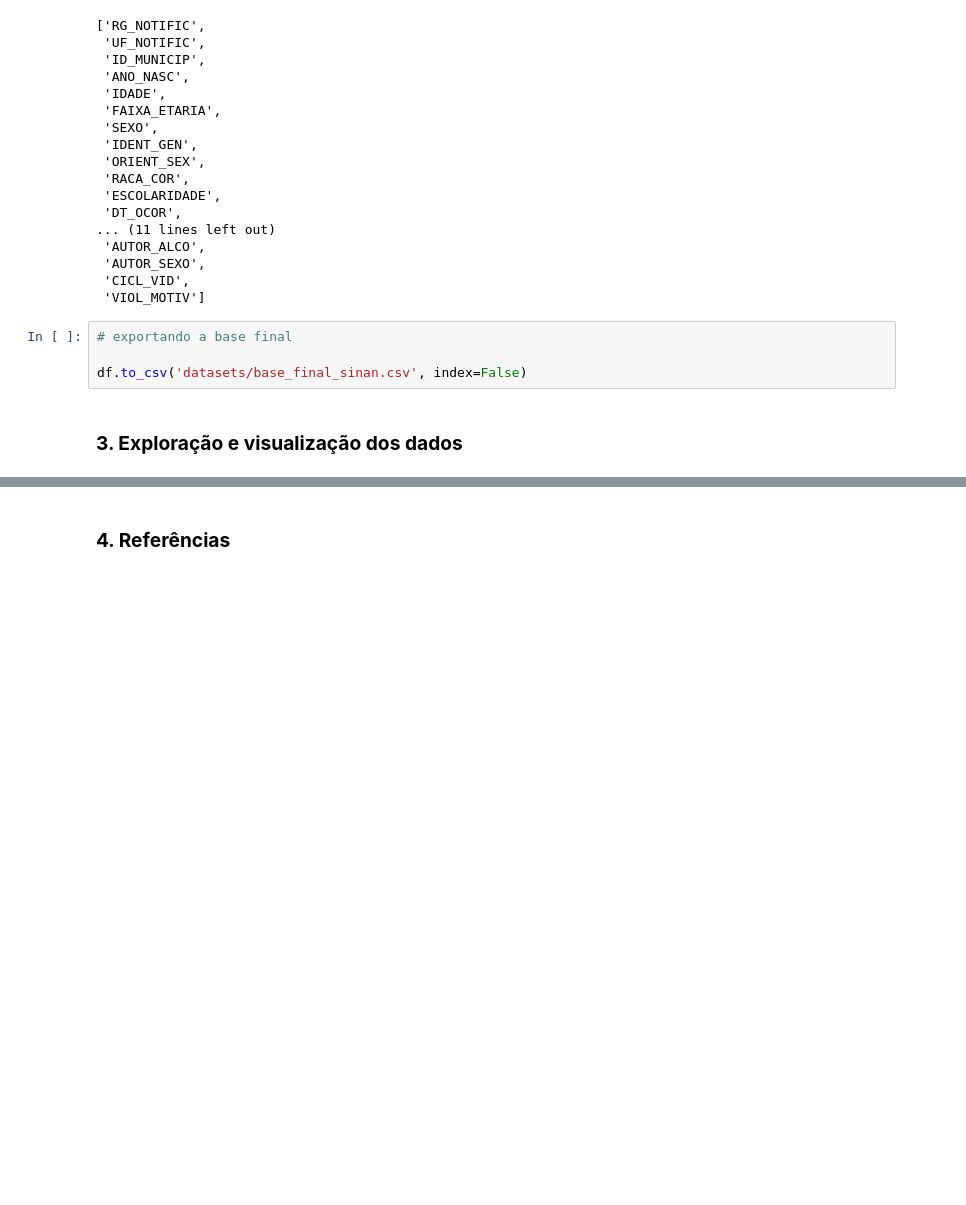
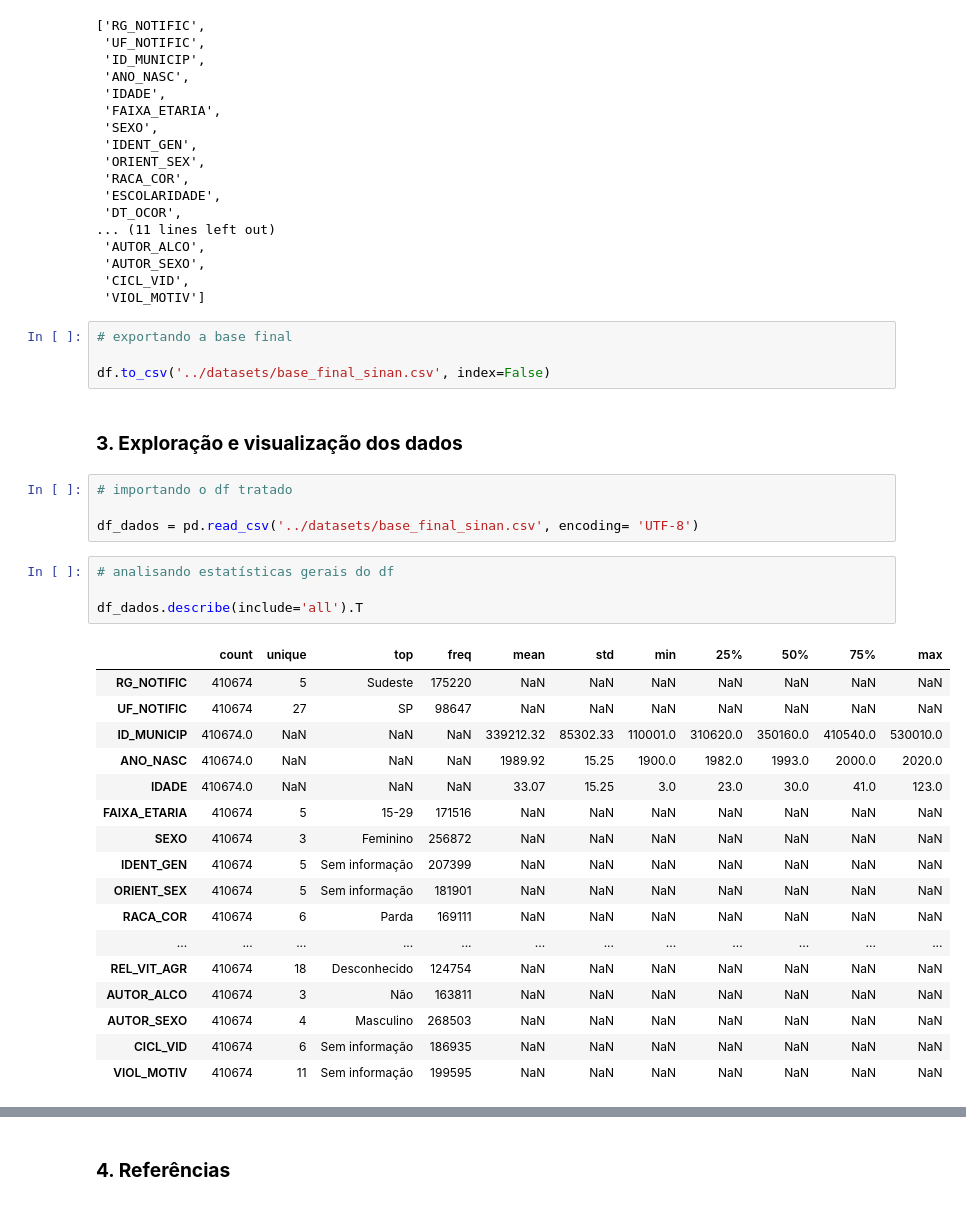
Before and after one commit to freitascarla/analise-violencia-genero-cidade, a Jupyter notebook: analise-exploratoria/analise_exploratoria.ipynb, the cells around one changed output, grey strips where cells are left out. Drawn from its saved outputs; the diff is of its cells as text; blank space fills up the shorter version.

```diff
--- a/analise-exploratoria/analise_exploratoria.ipynb
+++ b/analise-exploratoria/analise_exploratoria.ipynb
@@ -1524,6 +1524,32 @@ colunas_df_tratado
 # %%
 # exportando a base final
 
-df.to_csv('datasets/base_final_sinan.csv', index=False)
+df.to_csv('../datasets/base_final_sinan.csv', index=False)
 # %% [markdown]
 ### **3. Exploração e visualização dos dados**
+# %%
+# importando o df tratado
+
+df_dados = pd.read_csv('../datasets/base_final_sinan.csv', encoding= 'UTF-8')
+# %%
+# analisando estatísticas gerais do df
+
+df_dados.describe(include='all').T
+# %% [output]
+|  | count | unique | top | freq | mean | std | min | 25% | 50% | 75% | max |
+| RG_NOTIFIC | 410674 | 5 | Sudeste | 175220 | NaN | NaN | NaN | NaN | NaN | NaN | NaN |
+| UF_NOTIFIC | 410674 | 27 | SP | 98647 | NaN | NaN | NaN | NaN | NaN | NaN | NaN |
+| ID_MUNICIP | 410674.0 | NaN | NaN | NaN | 339212.32 | 85302.33 | 110001.0 | 310620.0 | 350160.0 | 410540.0 | 530010.0 |
+| ANO_NASC | 410674.0 | NaN | NaN | NaN | 1989.92 | 15.25 | 1900.0 | 1982.0 | 1993.0 | 2000.0 | 2020.0 |
+| IDADE | 410674.0 | NaN | NaN | NaN | 33.07 | 15.25 | 3.0 | 23.0 | 30.0 | 41.0 | 123.0 |
+| FAIXA_ETARIA | 410674 | 5 | 15-29 | 171516 | NaN | NaN | NaN | NaN | NaN | NaN | NaN |
+| SEXO | 410674 | 3 | Feminino | 256872 | NaN | NaN | NaN | NaN | NaN | NaN | NaN |
+| IDENT_GEN | 410674 | 5 | Sem informação | 207399 | NaN | NaN | NaN | NaN | NaN | NaN | NaN |
+| ORIENT_SEX | 410674 | 5 | Sem informação | 181901 | NaN | NaN | NaN | NaN | NaN | NaN | NaN |
+| RACA_COR | 410674 | 6 | Parda | 169111 | NaN | NaN | NaN | NaN | NaN | NaN | NaN |
+| ... | ... | ... | ... | ... | ... | ... | ... | ... | ... | ... | ... |
+| REL_VIT_AGR | 410674 | 18 | Desconhecido | 124754 | NaN | NaN | NaN | NaN | NaN | NaN | NaN |
+| AUTOR_ALCO | 410674 | 3 | Não | 163811 | NaN | NaN | NaN | NaN | NaN | NaN | NaN |
+| AUTOR_SEXO | 410674 | 4 | Masculino | 268503 | NaN | NaN | NaN | NaN | NaN | NaN | NaN |
+| CICL_VID | 410674 | 6 | Sem informação | 186935 | NaN | NaN | NaN | NaN | NaN | NaN | NaN |
+| VIOL_MOTIV | 410674 | 11 | Sem informação | 199595 | NaN | NaN | NaN | NaN | NaN | NaN | NaN |
```
Also changed, not shown: parts of 22 cells of this notebook.
